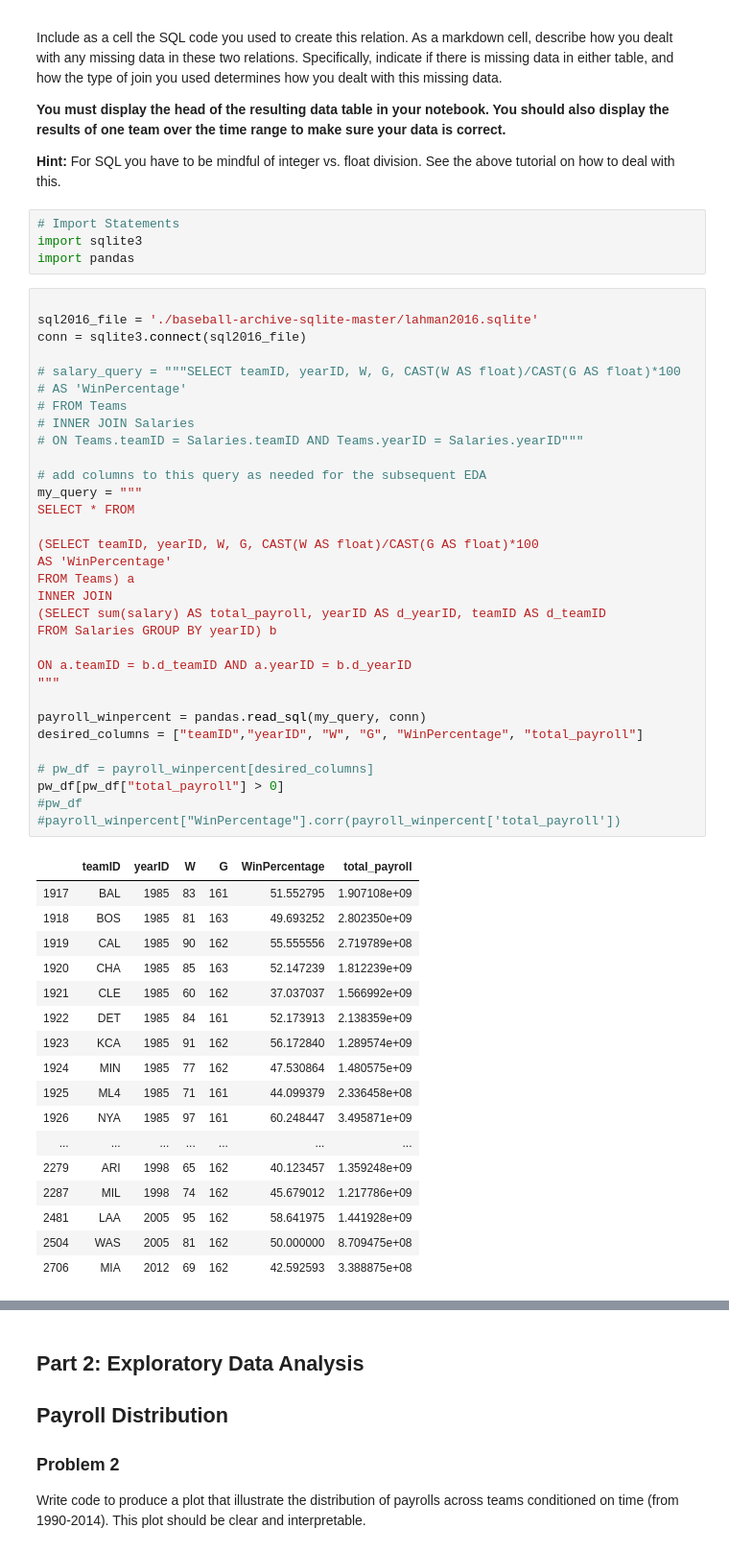
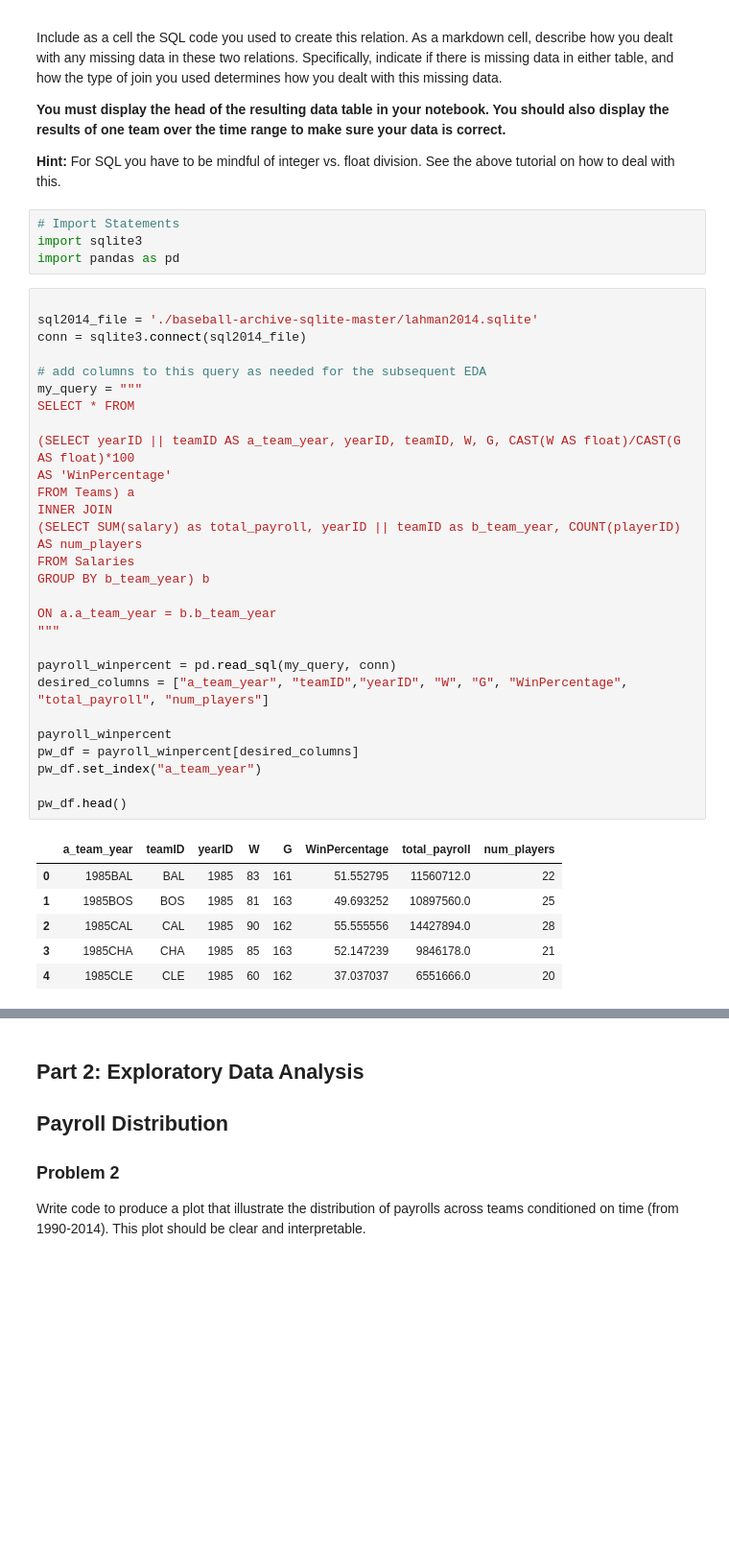
Before and after one commit to thegerrit/data_science, a Jupyter notebook: project2/Project 2 - Garrett Van Beek.ipynb, the cells around one changed output, grey strips where cells are left out. Shown at 96% size. Cells and saved outputs as stored; diff of their text form; blank space fills up the shorter version.

```diff
--- a/project2/Project 2 - Garrett Van Beek.ipynb
+++ b/project2/Project 2 - Garrett Van Beek.ipynb
@@ -23,54 +23,39 @@ Include as a cell the SQL code you used to create this relation. As a markdown c
 # %%
 # Import Statements
 import sqlite3
-import pandas
+import pandas as pd
 # %%
 
-sql2016_file = './baseball-archive-sqlite-master/lahman2016.sqlite'
-conn = sqlite3.connect(sql2016_file)
-
-# salary_query = """SELECT teamID, yearID, W, G, CAST(W AS float)/CAST(G AS float)*100
-# AS 'WinPercentage'
-# FROM Teams
-# INNER JOIN Salaries
-# ON Teams.teamID = Salaries.teamID AND Teams.yearID = Salaries.yearID"""
+sql2014_file = './baseball-archive-sqlite-master/lahman2014.sqlite'
+conn = sqlite3.connect(sql2014_file)
 
 # add columns to this query as needed for the subsequent EDA
 my_query = """
 SELECT * FROM
 
-(SELECT teamID, yearID, W, G, CAST(W AS float)/CAST(G AS float)*100
+(SELECT yearID || teamID AS a_team_year, yearID, teamID, W, G, CAST(W AS float)/CAST(G AS float)*100
 AS 'WinPercentage'
 FROM Teams) a
 INNER JOIN
-(SELECT sum(salary) AS total_payroll, yearID AS d_yearID, teamID AS d_teamID
-FROM Salaries GROUP BY yearID) b
+(SELECT SUM(salary) as total_payroll, yearID || teamID as b_team_year, COUNT(playerID) AS num_players
+FROM Salaries
+GROUP BY b_team_year) b
 
-ON a.teamID = b.d_teamID AND a.yearID = b.d_yearID
+ON a.a_team_year = b.b_team_year
 """
 
-payroll_winpercent = pandas.read_sql(my_query, conn)
-desired_columns = ["teamID","yearID", "W", "G", "WinPercentage", "total_payroll"]
+payroll_winpercent = pd.read_sql(my_query, conn)
+desired_columns = ["a_team_year", "teamID","yearID", "W", "G", "WinPercentage", "total_payroll", "num_players"]
 
-# pw_df = payroll_winpercent[desired_columns]
-pw_df[pw_df["total_payroll"] > 0]
-#pw_df
-#payroll_winpercent["WinPercentage"].corr(payroll_winpercent['total_payroll'])
+payroll_winpercent
+pw_df = payroll_winpercent[desired_columns]
+pw_df.set_index("a_team_year")
+
+pw_df.head()
 # %% [output]
-|  | teamID | yearID | W | G | WinPercentage | total_payroll |
-| 1917 | BAL | 1985 | 83 | 161 | 51.552795 | 1.907108e+09 |
-| 1918 | BOS | 1985 | 81 | 163 | 49.693252 | 2.802350e+09 |
-| 1919 | CAL | 1985 | 90 | 162 | 55.555556 | 2.719789e+08 |
-| 1920 | CHA | 1985 | 85 | 163 | 52.147239 | 1.812239e+09 |
-| 1921 | CLE | 1985 | 60 | 162 | 37.037037 | 1.566992e+09 |
-| 1922 | DET | 1985 | 84 | 161 | 52.173913 | 2.138359e+09 |
-| 1923 | KCA | 1985 | 91 | 162 | 56.172840 | 1.289574e+09 |
-| 1924 | MIN | 1985 | 77 | 162 | 47.530864 | 1.480575e+09 |
-| 1925 | ML4 | 1985 | 71 | 161 | 44.099379 | 2.336458e+08 |
-| 1926 | NYA | 1985 | 97 | 161 | 60.248447 | 3.495871e+09 |
-| ... | ... | ... | ... | ... | ... | ... |
-| 2279 | ARI | 1998 | 65 | 162 | 40.123457 | 1.359248e+09 |
-| 2287 | MIL | 1998 | 74 | 162 | 45.679012 | 1.217786e+09 |
-| 2481 | LAA | 2005 | 95 | 162 | 58.641975 | 1.441928e+09 |
-| 2504 | WAS | 2005 | 81 | 162 | 50.000000 | 8.709475e+08 |
-| 2706 | MIA | 2012 | 69 | 162 | 42.592593 | 3.388875e+08 |
+|  | a_team_year | teamID | yearID | W | G | WinPercentage | total_payroll | num_players |
+| 0 | 1985BAL | BAL | 1985 | 83 | 161 | 51.552795 | 11560712.0 | 22 |
+| 1 | 1985BOS | BOS | 1985 | 81 | 163 | 49.693252 | 10897560.0 | 25 |
+| 2 | 1985CAL | CAL | 1985 | 90 | 162 | 55.555556 | 14427894.0 | 28 |
+| 3 | 1985CHA | CHA | 1985 | 85 | 163 | 52.147239 | 9846178.0 | 21 |
+| 4 | 1985CLE | CLE | 1985 | 60 | 162 | 37.037037 | 6551666.0 | 20 |
```
Also changed, not shown: parts of 32 cells of this notebook, 4 other files.
